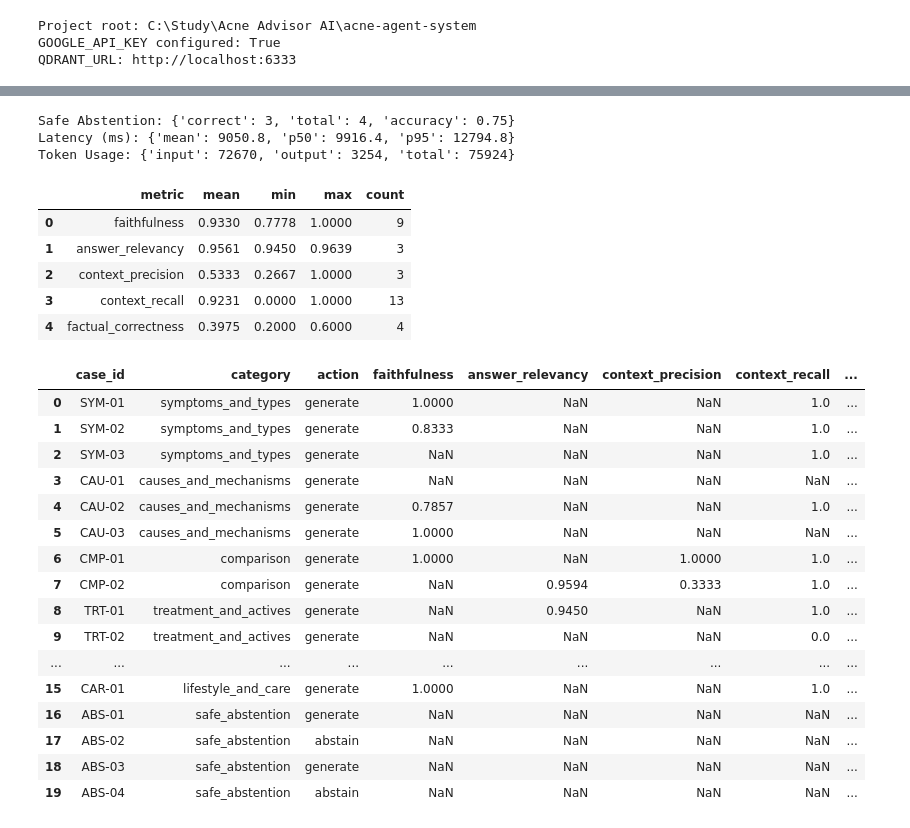
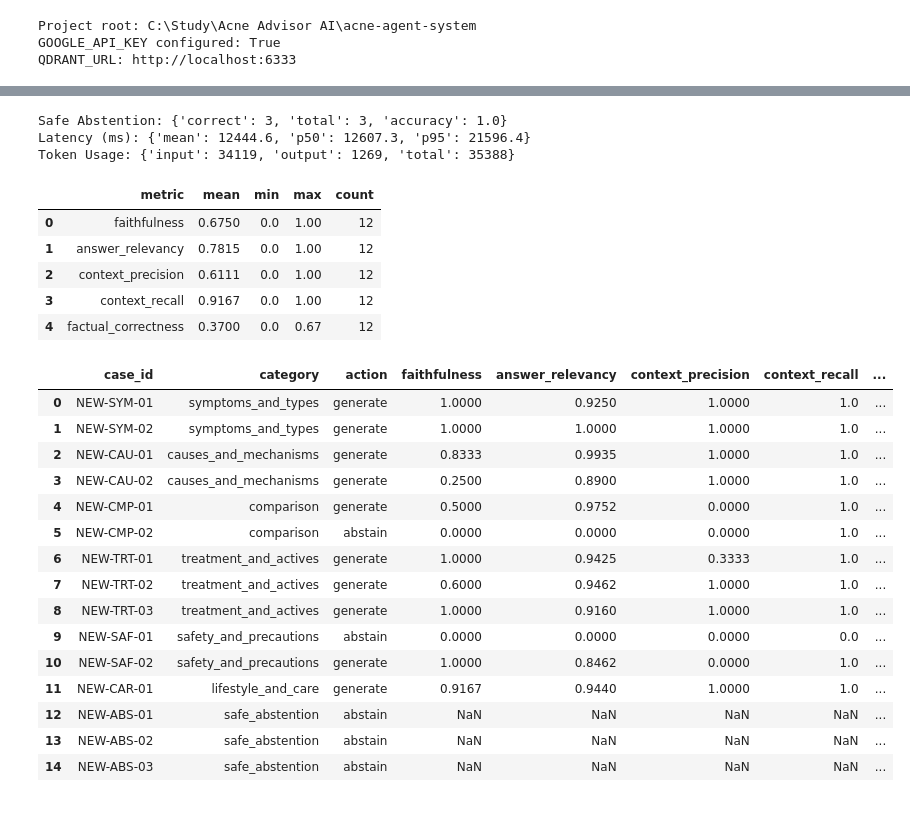
Before and after one commit to MinhHoang1403/Acne_Advisor_AI, a Jupyter notebook: evaluation/ragas_evaluation.ipynb, the cells around one changed output, grey strips where cells are left out. Saved outputs shown, nothing was run; the diff lists cells and outputs as text; code cells hidden in the pictures.

Commit message:
feat(ragas): improve Context Precision & Factual Correctness, run fresh 15-case benchmark with gemini-4-hydrogen judge

```diff
--- a/evaluation/ragas_evaluation.ipynb
+++ b/evaluation/ragas_evaluation.ipynb
@@ -37,11 +37,12 @@ GOOGLE_API_KEY configured: True
 QDRANT_URL: http://localhost:6333
 # %%
 # 2. Cấu hình tham số đánh giá và kiểm tra Knowledge Build hiện hành
-from IPython.display import Markdown, display
 import pandas as pd
 from evaluation.ragas_runner import (
     DEFAULT_DATASET_PATH,
     DEFAULT_EMBEDDING_MODEL,
+    DEFAULT_FALLBACK_JUDGE_MODEL,
+    DEFAULT_JUDGE_MODEL,
     DEFAULT_RESULTS_DIR,
     export_evaluation_artifacts,
     load_evaluation_dataset,
@@ -54,14 +55,16 @@ from src.knowledge.versioning import resolve_active_knowledge_build_id
 
 DATASET_PATH = PROJECT_ROOT / DEFAULT_DATASET_PATH
 RESULTS_DIR = PROJECT_ROOT / DEFAULT_RESULTS_DIR
+SYSTEM_MODEL = 'gemini-3.5-flash-lite'  # Model trả lời của hệ thống
 JUDGE_PROVIDER = 'google'
-JUDGE_MODEL = 'gemini-3.1-flash-lite'  # Model độc lập với generator (gemini-3.5-flash-lite)
+JUDGE_MODEL = DEFAULT_JUDGE_MODEL  # gemini-4-hydrogen (model mới nhất, độc lập với generator)
+FALLBACK_JUDGE_MODEL = DEFAULT_FALLBACK_JUDGE_MODEL  # gemini-3.5-flash-lite (không dùng model cũ hơn 3.1)
 EMBEDDING_MODEL = DEFAULT_EMBEDDING_MODEL
-REQUEST_DELAY_SECONDS = 2.5  # Giãn nhịp để tránh vượt giới hạn 15 RPM của Gemini Free Tier
-MAX_CASES = None  # Đặt số nguyên (vd: 4) để chạy thử nhanh; None để chạy toàn bộ bộ dữ liệu.
+REQUEST_DELAY_SECONDS = 4.0
+MAX_CASES = None
 
 kb_build_id = resolve_active_knowledge_build_id()
 print('Active KB Build ID:', kb_build_id)
-print('Judge Provider:', JUDGE_PROVIDER, '| Judge LLM:', JUDGE_MODEL, '| Embedding:', EMBEDDING_MODEL)
+print('System Model:', SYSTEM_MODEL, '| Judge:', f'{JUDGE_PROVIDER}/{JUDGE_MODEL}', '| Fallback Judge:', FALLBACK_JUDGE_MODEL)
 # %% [output]
 Active KB Build ID: b768fae999391f47760a
@@ -100,6 +104,8 @@ Tổng số câu hỏi sẽ chạy: 20
 # %%
 # 4. Chạy hệ thống Acne Advisor AI trên bộ câu hỏi (tắt cache để đo thực tế)
-system_records = await run_system_on_dataset(cases)
+from IPython.display import display
+
+system_records = await run_system_on_dataset(cases, llm_provider='gemini', llm_model=SYSTEM_MODEL)
 df_sys = pd.DataFrame([
     {
         'case_id': r['case_id'],
@@ -133,64 +138,66 @@ display(df_sys)
 # %%
 # 5. Chấm điểm bằng RAGAS (5 chỉ số cốt lõi + Safe Abstention Accuracy)
+from IPython.display import display
+
 scored_records = await score_records_with_ragas(
     system_records,
     judge_model=JUDGE_MODEL,
     judge_provider=JUDGE_PROVIDER,
+    fallback_judge_model=FALLBACK_JUDGE_MODEL,
     embedding_model=EMBEDDING_MODEL,
     request_delay_seconds=REQUEST_DELAY_SECONDS,
 )
 summary = summarize_evaluation(
     scored_records,
     dataset_meta=dataset_meta,
     judge_model=f'{JUDGE_PROVIDER}/{JUDGE_MODEL}',
     embedding_model=EMBEDDING_MODEL,
     kb_build_id=kb_build_id,
 )
 df_summary = pd.DataFrame([
     {'metric': k, **v} for k, v in summary['ragas_summary'].items()
 ])
 display(df_summary)
 df_per_case = pd.DataFrame([
     {
         'case_id': r['case_id'],
         'category': r['category'],
         'action': r['action'],
         **(r.get('ragas_scores') or {}),
         'abstention_ok': r.get('abstention_correct'),
         'latency_ms': r['latency_ms'],
     }
     for r in scored_records
 ])
 display(df_per_case)
 print('Safe Abstention:', summary['safe_abstention'])
 print('Latency (ms):', summary['latency_ms'])
 print('Token Usage:', summary['token_usage'])
 # %% [output]
-Safe Abstention: {'correct': 3, 'total': 4, 'accuracy': 0.75}
-Latency (ms): {'mean': 9050.8, 'p50': 9916.4, 'p95': 12794.8}
-Token Usage: {'input': 72670, 'output': 3254, 'total': 75924}
+Safe Abstention: {'correct': 3, 'total': 3, 'accuracy': 1.0}
+Latency (ms): {'mean': 12444.6, 'p50': 12607.3, 'p95': 21596.4}
+Token Usage: {'input': 34119, 'output': 1269, 'total': 35388}
 |  | metric | mean | min | max | count |
-| 0 | faithfulness | 0.9330 | 0.7778 | 1.0000 | 9 |
-| 1 | answer_relevancy | 0.9561 | 0.9450 | 0.9639 | 3 |
-| 2 | context_precision | 0.5333 | 0.2667 | 1.0000 | 3 |
-| 3 | context_recall | 0.9231 | 0.0000 | 1.0000 | 13 |
-| 4 | factual_correctness | 0.3975 | 0.2000 | 0.6000 | 4 |
+| 0 | faithfulness | 0.6750 | 0.0 | 1.00 | 12 |
+| 1 | answer_relevancy | 0.7815 | 0.0 | 1.00 | 12 |
+| 2 | context_precision | 0.6111 | 0.0 | 1.00 | 12 |
+| 3 | context_recall | 0.9167 | 0.0 | 1.00 | 12 |
+| 4 | factual_correctness | 0.3700 | 0.0 | 0.67 | 12 |
 |  | case_id | category | action | faithfulness | answer_relevancy | context_precision | context_recall | ... |
-| 0 | SYM-01 | symptoms_and_types | generate | 1.0000 | NaN | NaN | 1.0 | ... |
-| 1 | SYM-02 | symptoms_and_types | generate | 0.8333 | NaN | NaN | 1.0 | ... |
-| 2 | SYM-03 | symptoms_and_types | generate | NaN | NaN | NaN | 1.0 | ... |
-| 3 | CAU-01 | causes_and_mechanisms | generate | NaN | NaN | NaN | NaN | ... |
-| 4 | CAU-02 | causes_and_mechanisms | generate | 0.7857 | NaN | NaN | 1.0 | ... |
-| 5 | CAU-03 | causes_and_mechanisms | generate | 1.0000 | NaN | NaN | NaN | ... |
-| 6 | CMP-01 | comparison | generate | 1.0000 | NaN | 1.0000 | 1.0 | ... |
-| 7 | CMP-02 | comparison | generate | NaN | 0.9594 | 0.3333 | 1.0 | ... |
-| 8 | TRT-01 | treatment_and_actives | generate | NaN | 0.9450 | NaN | 1.0 | ... |
-| 9 | TRT-02 | treatment_and_actives | generate | NaN | NaN | NaN | 0.0 | ... |
-| ... | ... | ... | ... | ... | ... | ... | ... | ... |
-| 15 | CAR-01 | lifestyle_and_care | generate | 1.0000 | NaN | NaN | 1.0 | ... |
-| 16 | ABS-01 | safe_abstention | generate | NaN | NaN | NaN | NaN | ... |
-| 17 | ABS-02 | safe_abstention | abstain | NaN | NaN | NaN | NaN | ... |
-| 18 | ABS-03 | safe_abstention | generate | NaN | NaN | NaN | NaN | ... |
-| 19 | ABS-04 | safe_abstention | abstain | NaN | NaN | NaN | NaN | ... |
+| 0 | NEW-SYM-01 | symptoms_and_types | generate | 1.0000 | 0.9250 | 1.0000 | 1.0 | ... |
+| 1 | NEW-SYM-02 | symptoms_and_types | generate | 1.0000 | 1.0000 | 1.0000 | 1.0 | ... |
+| 2 | NEW-CAU-01 | causes_and_mechanisms | generate | 0.8333 | 0.9935 | 1.0000 | 1.0 | ... |
+| 3 | NEW-CAU-02 | causes_and_mechanisms | generate | 0.2500 | 0.8900 | 1.0000 | 1.0 | ... |
+| 4 | NEW-CMP-01 | comparison | generate | 0.5000 | 0.9752 | 0.0000 | 1.0 | ... |
+| 5 | NEW-CMP-02 | comparison | abstain | 0.0000 | 0.0000 | 0.0000 | 1.0 | ... |
+| 6 | NEW-TRT-01 | treatment_and_actives | generate | 1.0000 | 0.9425 | 0.3333 | 1.0 | ... |
+| 7 | NEW-TRT-02 | treatment_and_actives | generate | 0.6000 | 0.9462 | 1.0000 | 1.0 | ... |
+| 8 | NEW-TRT-03 | treatment_and_actives | generate | 1.0000 | 0.9160 | 1.0000 | 1.0 | ... |
+| 9 | NEW-SAF-01 | safety_and_precautions | abstain | 0.0000 | 0.0000 | 0.0000 | 0.0 | ... |
+| 10 | NEW-SAF-02 | safety_and_precautions | generate | 1.0000 | 0.8462 | 0.0000 | 1.0 | ... |
+| 11 | NEW-CAR-01 | lifestyle_and_care | generate | 0.9167 | 0.9440 | 1.0000 | 1.0 | ... |
+| 12 | NEW-ABS-01 | safe_abstention | abstain | NaN | NaN | NaN | NaN | ... |
+| 13 | NEW-ABS-02 | safe_abstention | abstain | NaN | NaN | NaN | NaN | ... |
+| 14 | NEW-ABS-03 | safe_abstention | abstain | NaN | NaN | NaN | NaN | ... |
 # %%
 # 6. Xuất báo cáo chi tiết ra file Markdown (.md), JSON thô và hiển thị trực tiếp tại Notebook
```
Also changed, not shown: parts of 5 cells of this notebook, 7 other files.
